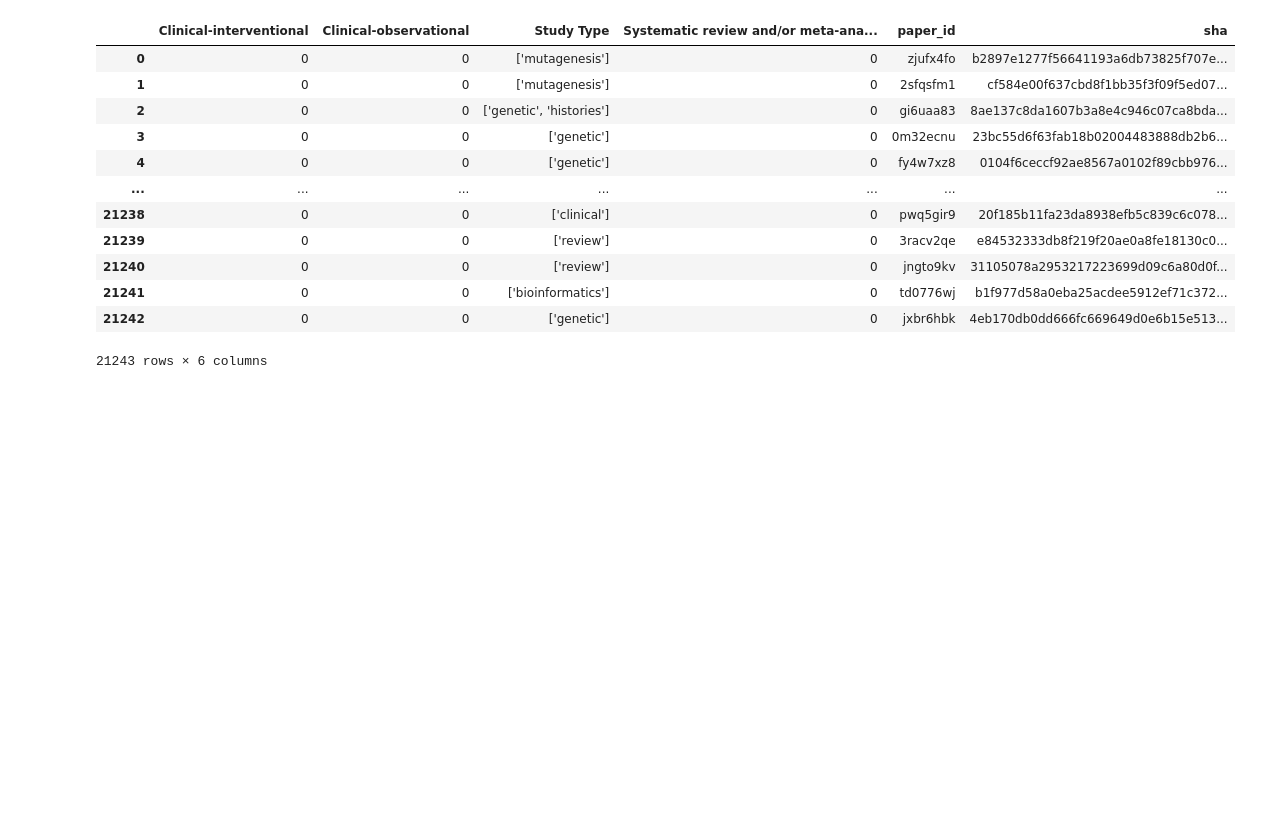
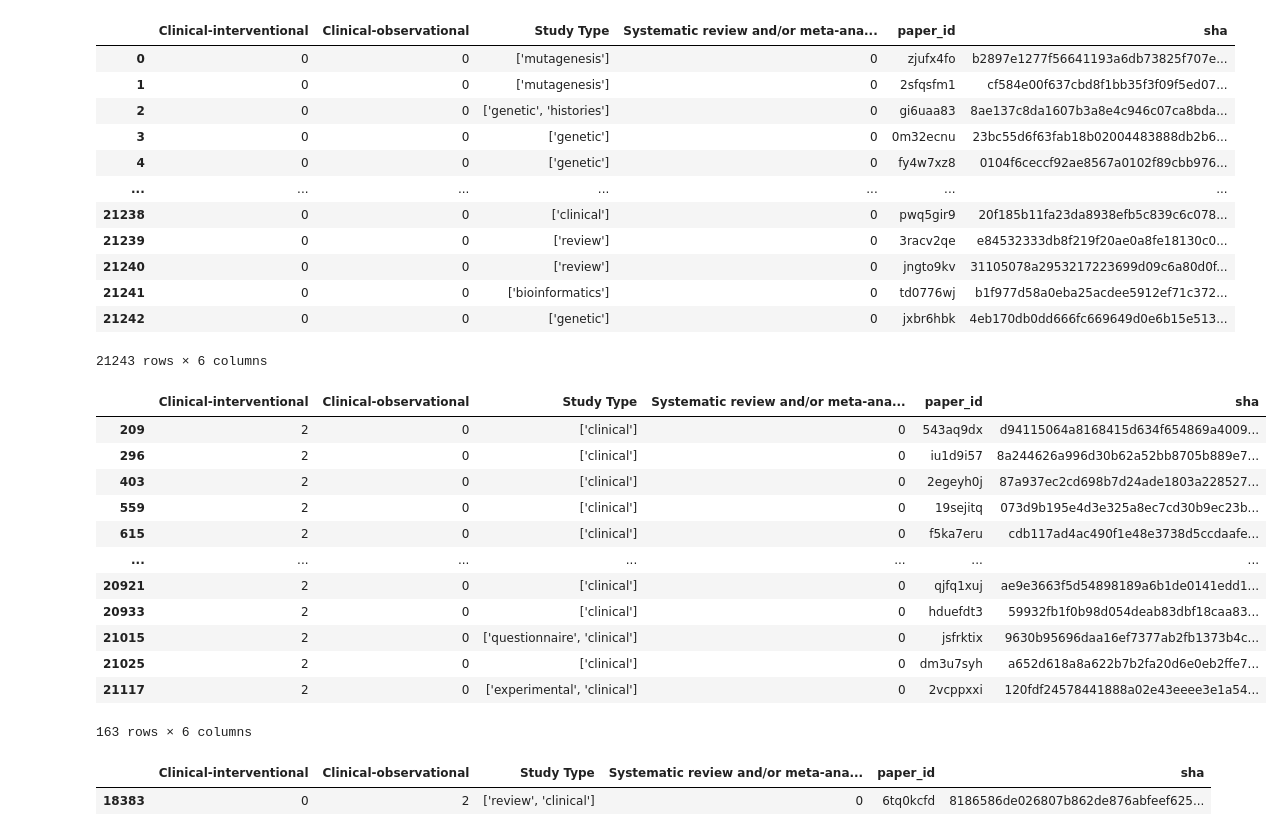
Before and after one commit to mindyng/Covid19, a Jupyter notebook: StudyTypeAnnotations.ipynb, the cells around one changed output. Drawn from its saved outputs; the diff is of its cells as text; code cells hidden in the pictures; blank space fills up the shorter version.

```diff
--- a/StudyTypeAnnotations.ipynb
+++ b/StudyTypeAnnotations.ipynb
@@ -617,3 +617,25 @@ pm_merge
 | 21241 | 0 | 0 | ['bioinformatics'] | 0 | td0776wj | b1f977d58a0eba25acdee5912ef71c372... |
 | 21242 | 0 | 0 | ['genetic'] | 0 | jxbr6hbk | 4eb170db0dd666fc669649d0e6b15e513... |
 21243 rows × 6 columns
+# %%
+#Make sure all values in pm_merge label columns are 0/1
+pm_merge[pm_merge['Clinical-interventional'] > 1]
+# %% [output]
+|  | Clinical-interventional | Clinical-observational | Study Type | Systematic review and/or meta-ana... | paper_id | sha |
+| 209 | 2 | 0 | ['clinical'] | 0 | 543aq9dx | d94115064a8168415d634f654869a4009... |
+| 296 | 2 | 0 | ['clinical'] | 0 | iu1d9i57 | 8a244626a996d30b62a52bb8705b889e7... |
+| 403 | 2 | 0 | ['clinical'] | 0 | 2egeyh0j | 87a937ec2cd698b7d24ade1803a228527... |
+| 559 | 2 | 0 | ['clinical'] | 0 | 19sejitq | 073d9b195e4d3e325a8ec7cd30b9ec23b... |
+| 615 | 2 | 0 | ['clinical'] | 0 | f5ka7eru | cdb117ad4ac490f1e48e3738d5ccdaafe... |
+| ... | ... | ... | ... | ... | ... | ... |
+| 20921 | 2 | 0 | ['clinical'] | 0 | qjfq1xuj | ae9e3663f5d54898189a6b1de0141edd1... |
+| 20933 | 2 | 0 | ['clinical'] | 0 | hduefdt3 | 59932fb1f0b98d054deab83dbf18caa83... |
+| 21015 | 2 | 0 | ['questionnaire', 'clinical'] | 0 | jsfrktix | 9630b95696daa16ef7377ab2fb1373b4c... |
+| 21025 | 2 | 0 | ['clinical'] | 0 | dm3u7syh | a652d618a8a622b7b2fa20d6e0eb2ffe7... |
+| 21117 | 2 | 0 | ['experimental', 'clinical'] | 0 | 2vcppxxi | 120fdf24578441888a02e43eeee3e1a54... |
+163 rows × 6 columns
+# %%
+pm_merge[pm_merge['Clinical-observational'] > 1]
+# %% [output]
+|  | Clinical-interventional | Clinical-observational | Study Type | Systematic review and/or meta-ana... | paper_id | sha |
+| 18383 | 0 | 2 | ['review', 'clinical'] | 0 | 6tq0kcfd | 8186586de026807b862de876abfeef625... |
```
Also changed, not shown: parts of 10 cells of this notebook.
